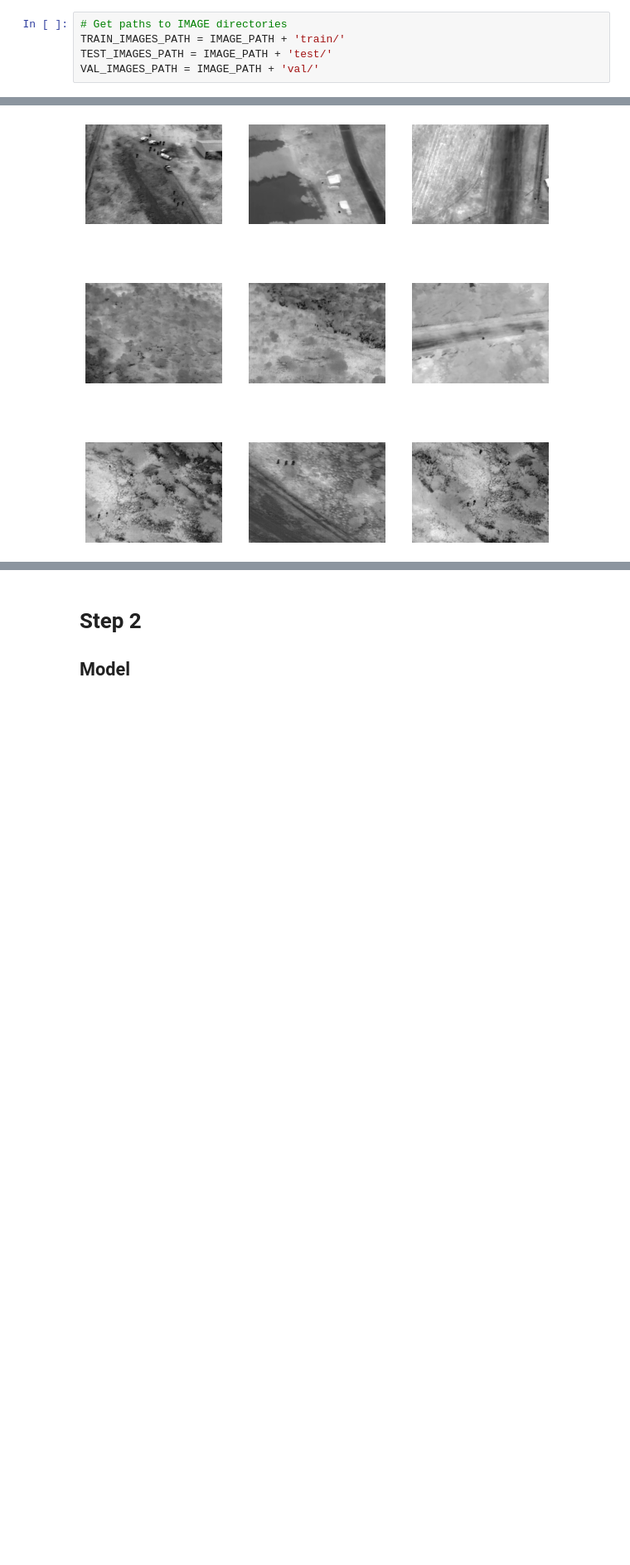
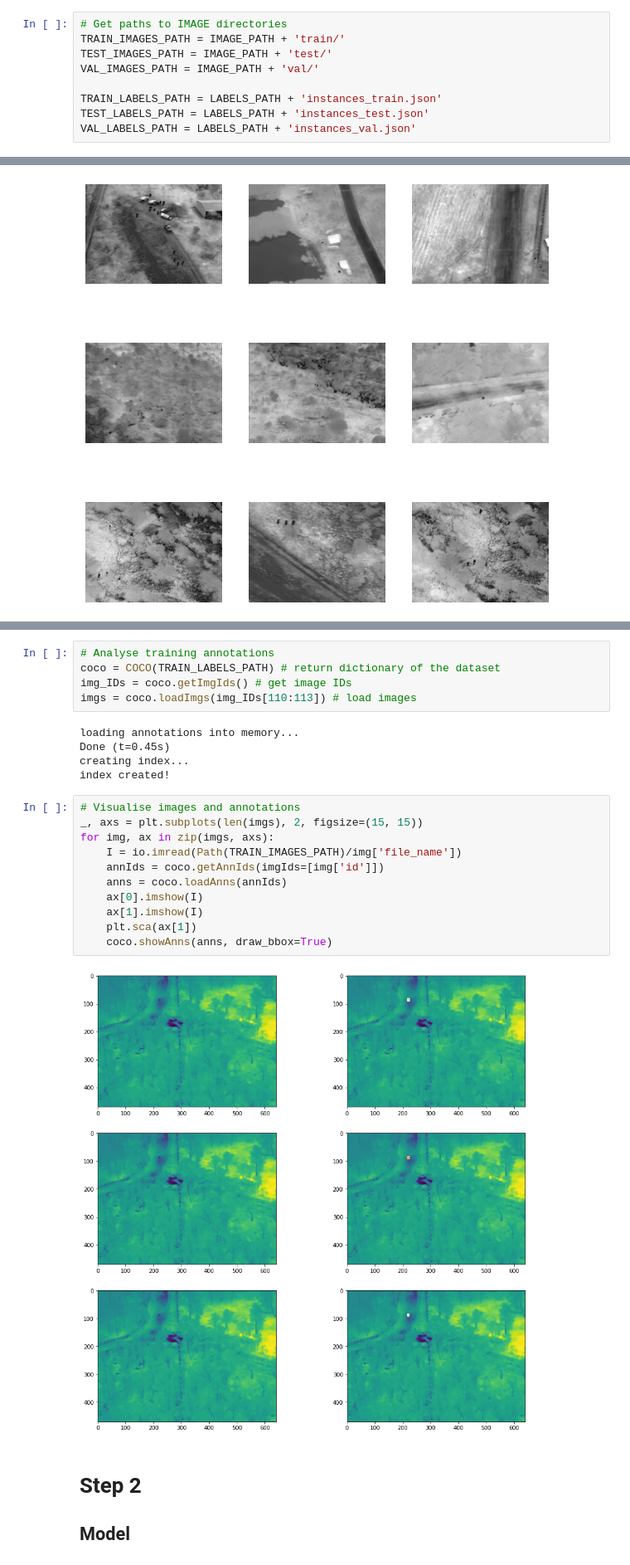
Before and after one commit to Alexandra-Smith/FruitPunch_AI_Bootcamp, a Jupyter notebook: FP_Capstone_Project.ipynb, the cells around one changed output, grey strips where cells are left out. Shown at 83% size. Saved outputs shown, nothing was run; the diff lists cells and outputs as text; blank space fills up the shorter version.

```diff
--- a/FP_Capstone_Project.ipynb
+++ b/FP_Capstone_Project.ipynb
@@ -32,6 +32,10 @@ LABELS_PATH = DATA_PATH + 'annotations/'
 TRAIN_IMAGES_PATH = IMAGE_PATH + 'train/'
 TEST_IMAGES_PATH = IMAGE_PATH + 'test/'
 VAL_IMAGES_PATH = IMAGE_PATH + 'val/'
+
+TRAIN_LABELS_PATH = LABELS_PATH + 'instances_train.json'
+TEST_LABELS_PATH = LABELS_PATH + 'instances_test.json'
+VAL_LABELS_PATH = LABELS_PATH + 'instances_val.json'
 # %% [markdown]
 # Step 1
 ## Analysing the data
@@ -57,3 +76,26 @@ from pycocotools.coco import COCO
+# %%
+# Analyse training annotations
+coco = COCO(TRAIN_LABELS_PATH) # return dictionary of the dataset
+img_IDs = coco.getImgIds() # get image IDs
+imgs = coco.loadImgs(img_IDs[110:113]) # load images
+# %% [output]
+loading annotations into memory...
+Done (t=0.45s)
+creating index...
+index created!
+# %%
+# Visualise images and annotations
+_, axs = plt.subplots(len(imgs), 2, figsize=(15, 15))
+for img, ax in zip(imgs, axs):
+    I = io.imread(Path(TRAIN_IMAGES_PATH)/img['file_name'])
+    annIds = coco.getAnnIds(imgIds=[img['id']])
+    anns = coco.loadAnns(annIds)
+    ax[0].imshow(I)
+    ax[1].imshow(I)
+    plt.sca(ax[1])
+    coco.showAnns(anns, draw_bbox=True)
+# %% [output]
+[figure, added]
 # %% [markdown]
 # Step 2
 ## Model
```
Also changed, not shown: parts of 4 cells of this notebook.
